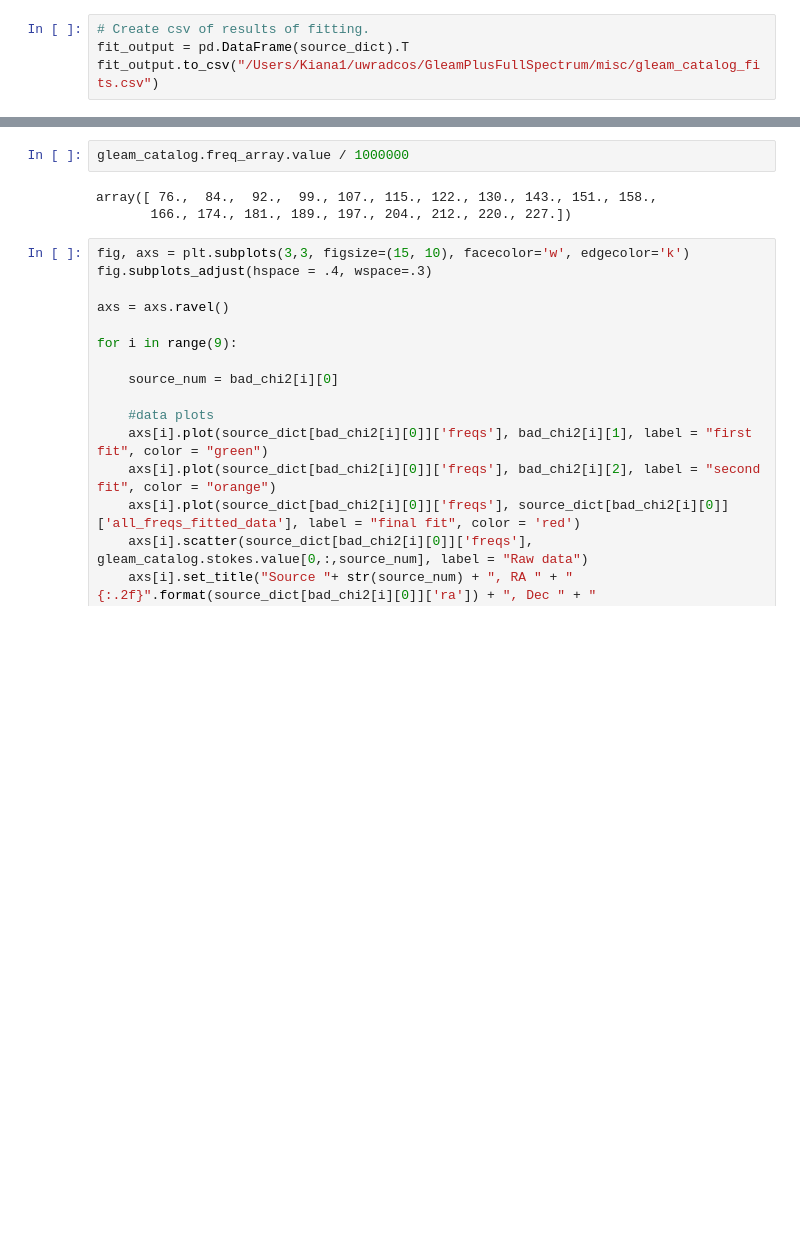
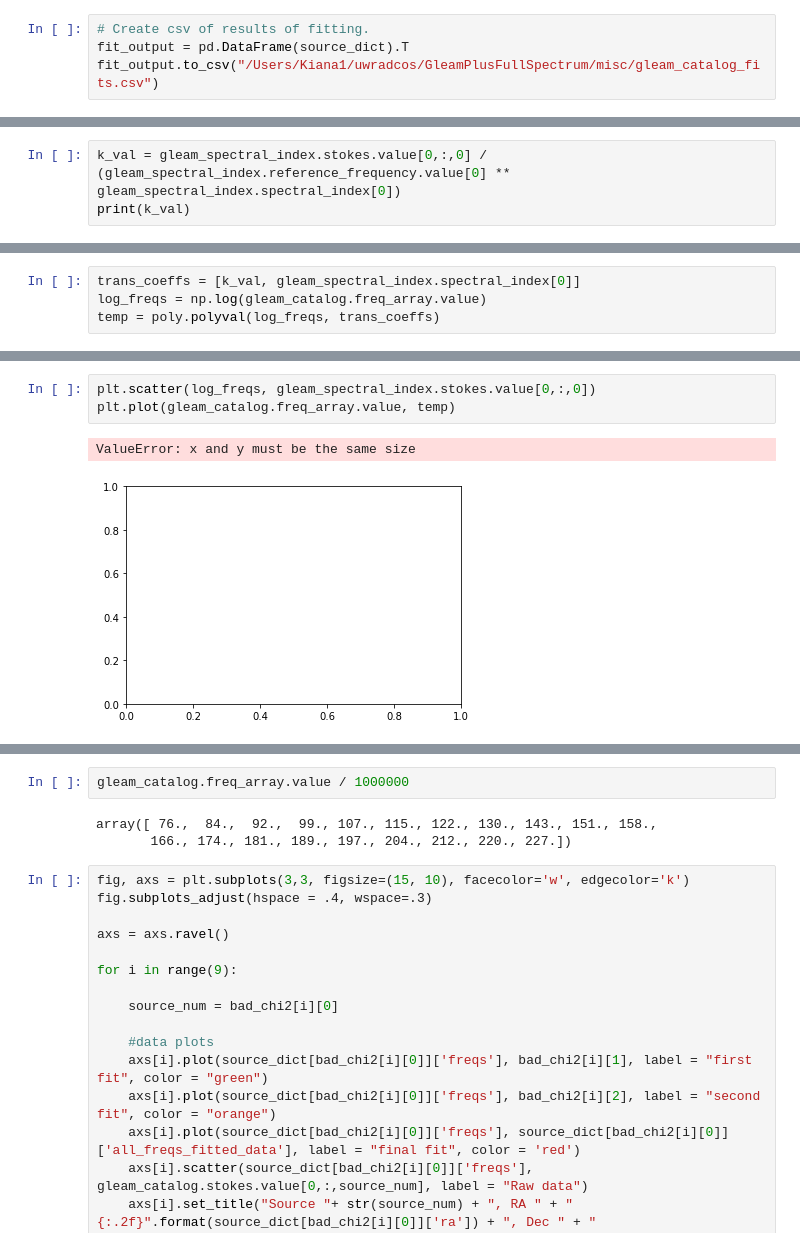
Before and after one commit to EoRImaging/GleamPlusFullSpectrum, a Jupyter notebook: scripts/catalog_fits.ipynb, the cells around one changed output, grey strips where cells are left out. Drawn from its saved outputs; the diff is of its cells as text; blank space fills up the shorter version.

```diff
--- a/scripts/catalog_fits.ipynb
+++ b/scripts/catalog_fits.ipynb
@@ -205,0 +489,3 @@ fit_output.to_csv("/Users/Kiana1/uwradcos/GleamPlusFullSpectrum/misc/gleam_catal
+# %%
+k_val = gleam_spectral_index.stokes.value[0,:,0] / (gleam_spectral_index.reference_frequency.value[0] ** gleam_spectral_index.spectral_index[0])
+print(k_val)
@@ -205,0 +494,4 @@ fit_output.to_csv("/Users/Kiana1/uwradcos/GleamPlusFullSpectrum/misc/gleam_catal
+# %%
+trans_coeffs = [k_val, gleam_spectral_index.spectral_index[0]]
+log_freqs = np.log(gleam_catalog.freq_array.value)
+temp = poly.polyval(log_freqs, trans_coeffs)
@@ -206,3 +510,9 @@ fit_output.to_csv("/Users/Kiana1/uwradcos/GleamPlusFullSpectrum/misc/gleam_catal
+# %%
+plt.scatter(log_freqs, gleam_spectral_index.stokes.value[0,:,0])
+plt.plot(gleam_catalog.freq_array.value, temp)
+# %% [output]
+ValueError: x and y must be the same size
+[figure, added]
 # %%
 import matplotlib.gridspec as gridspec
 
```
Also changed, not shown: parts of 26 cells of this notebook, 6 other files.
